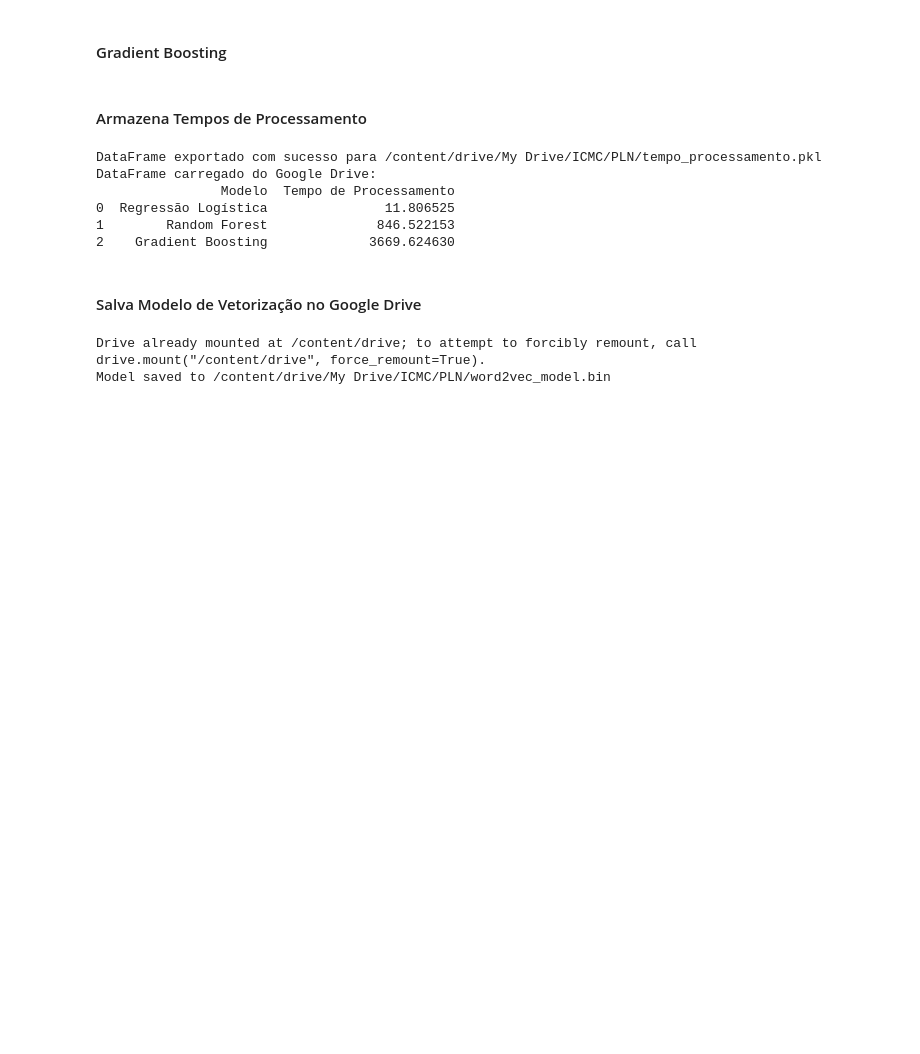
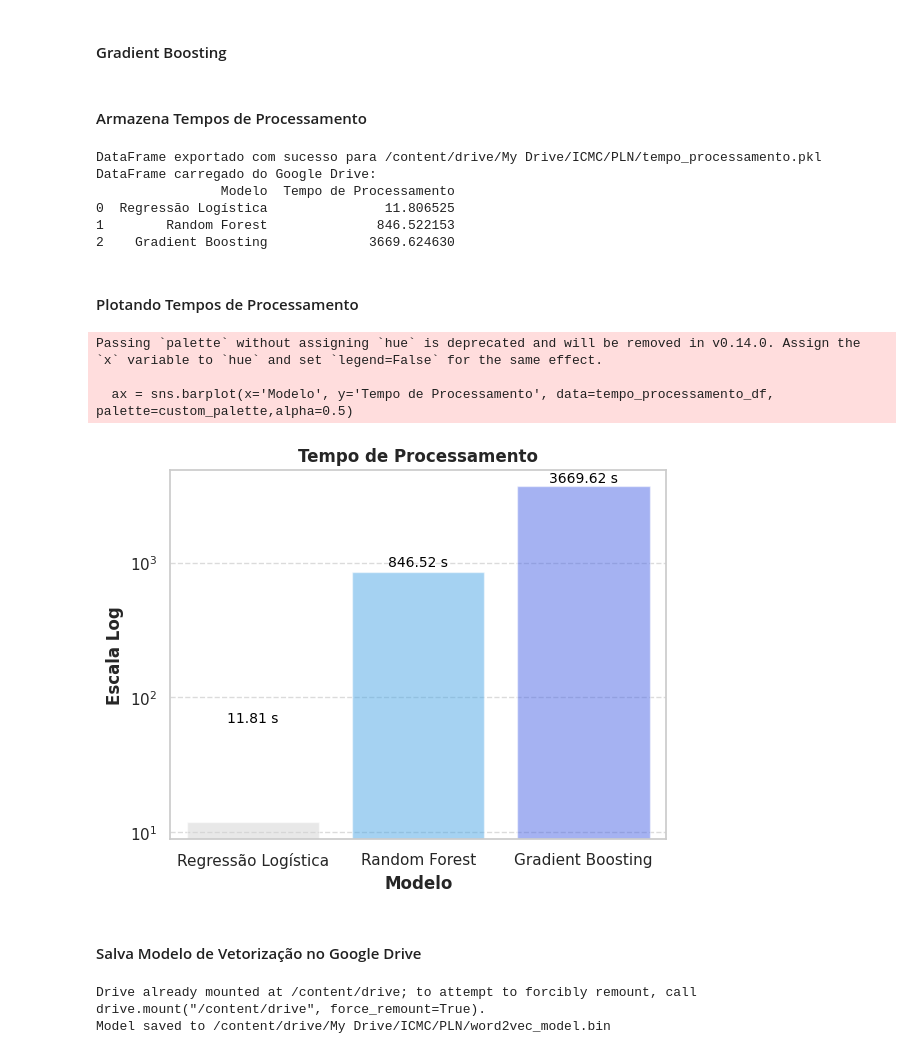
Before and after one commit to raphaelchaves/papa-linguas, a Jupyter notebook: Projeto_PLN_ICMC_V1.ipynb, the cells around one changed output. Drawn from its saved outputs; the diff is of its cells as text; code cells hidden in the pictures; blank space fills up the shorter version.

```diff
--- a/Projeto_PLN_ICMC_V1.ipynb
+++ b/Projeto_PLN_ICMC_V1.ipynb
@@ -759,6 +759,36 @@ DataFrame carregado do Google Drive:
 0  Regressão Logística               11.806525
 1        Random Forest              846.522153
 2    Gradient Boosting             3669.624630
+# %% [markdown]
+#### Plotando Tempos de Processamento
+# %%
+# Cria uma paleta de cores personalizada
+custom_palette = sns.color_palette(["#d3d3d3", "#33acff", "#3357FF"])
+
+# Plota Gráfico com a cores personalizadas
+ax = sns.barplot(x='Modelo', y='Tempo de Processamento', data=tempo_processamento_df, palette=custom_palette,alpha=0.5)
+plt.title('Tempo de Processamento', fontweight='bold')
+plt.xlabel('Modelo', fontweight='bold')
+plt.ylabel('Escala Log', fontweight='bold')
+
+# Define uma escala log para o eixo 'y' para melhor visualização
+plt.yscale('log')
+
+# Adiciona linhas de grade verticais
+plt.grid(axis='y', linestyle='--', alpha=0.7)
+
+# Adiciona tempos de processamento no rótulo de cada coluna
+for i in range(len(tempo_processamento_df)):
+    ax.text(i, tempo_processamento_df['Tempo de Processamento'][i] + 50,  # Adjust the y-coordinate as needed
+            f"{tempo_processamento_df['Tempo de Processamento'][i]:.2f} s",
+            ha='center', va='bottom', fontsize=10, color='black')
+
+plt.show()
+# %% [output]
+Passing `palette` without assigning `hue` is deprecated and will be removed in v0.14.0. Assign the `x` variable to `hue` and set `legend=False` for the same effect.
+
+  ax = sns.barplot(x='Modelo', y='Tempo de Processamento', data=tempo_processamento_df, palette=custom_palette,alpha=0.5)
+[figure, added]
 # %% [markdown]
 #### Salva Modelo de Vetorização no Google Drive
 # %%
```
